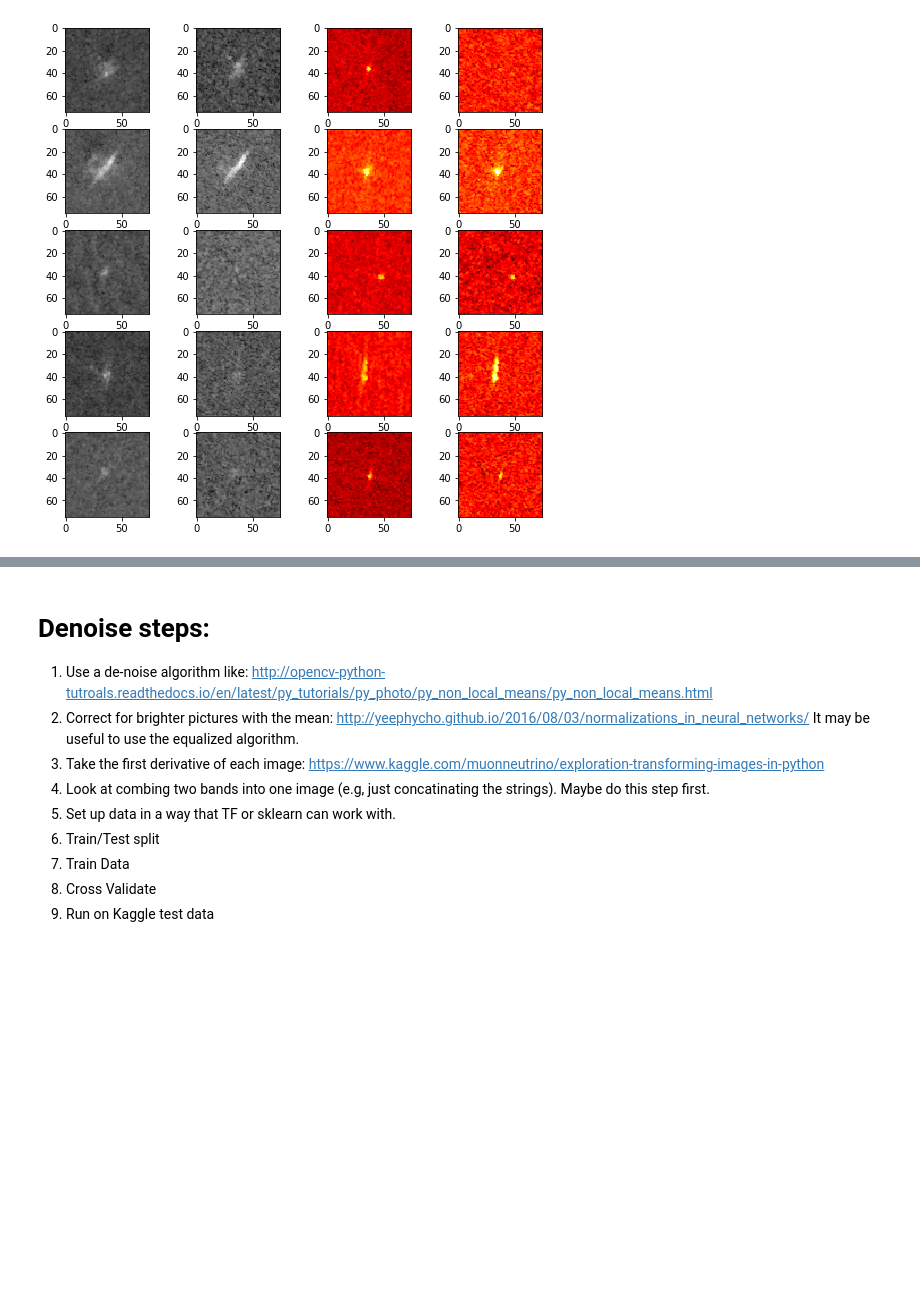
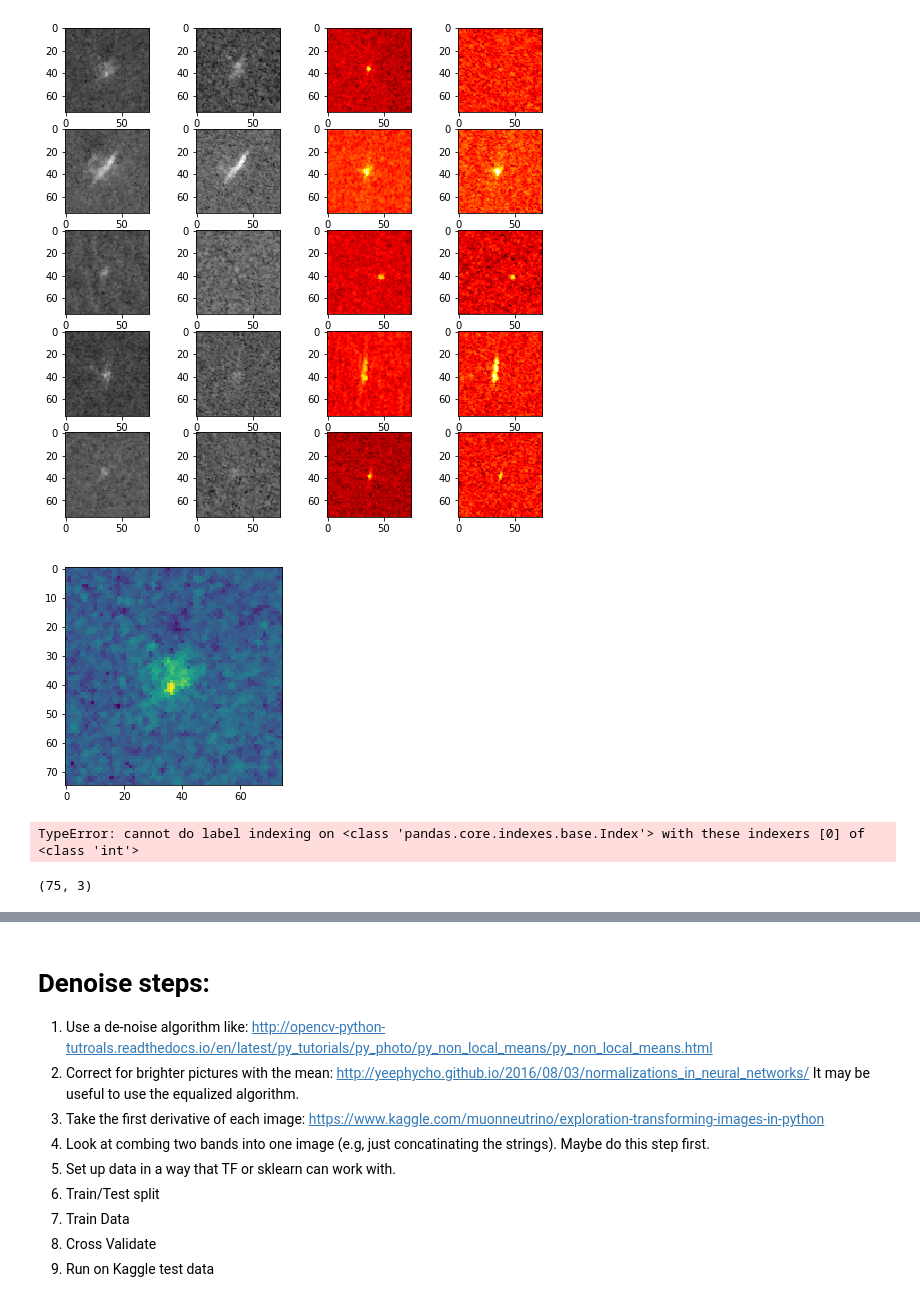
Before and after one commit to kailukowiak/DATA602_Final_Project, a Jupyter notebook: PlanningAndSandBox.ipynb, the cells around one changed output, grey strips where cells are left out. Saved outputs shown, nothing was run; the diff lists cells and outputs as text; code cells hidden in the pictures; blank space fills up the shorter version.

```diff
--- a/PlanningAndSandBox.ipynb
+++ b/PlanningAndSandBox.ipynb
@@ -45,0 +76,11 @@ fig.savefig('bergs_and_ships.png')
+# %%
+arr = np.reshape(np.array(icebergs.iloc[0,0]),(75,75))
+# %%
+plt.imshow(arr, interpolation='nearest')
+plt.show()
+# %% [output]
+[figure, added]
+# %%
+train.loc[0,0]
+# %% [output]
+TypeError: cannot do label indexing on <class 'pandas.core.indexes.base.Index'> with these indexers [0] of <class 'int'>
@@ -45,0 +90,5 @@ fig.savefig('bergs_and_ships.png')
+# %%
+
+Xtrain[0,0].shape
+# %% [output]
+(75, 3)
```
Also changed, not shown: parts of 24 cells of this notebook.
